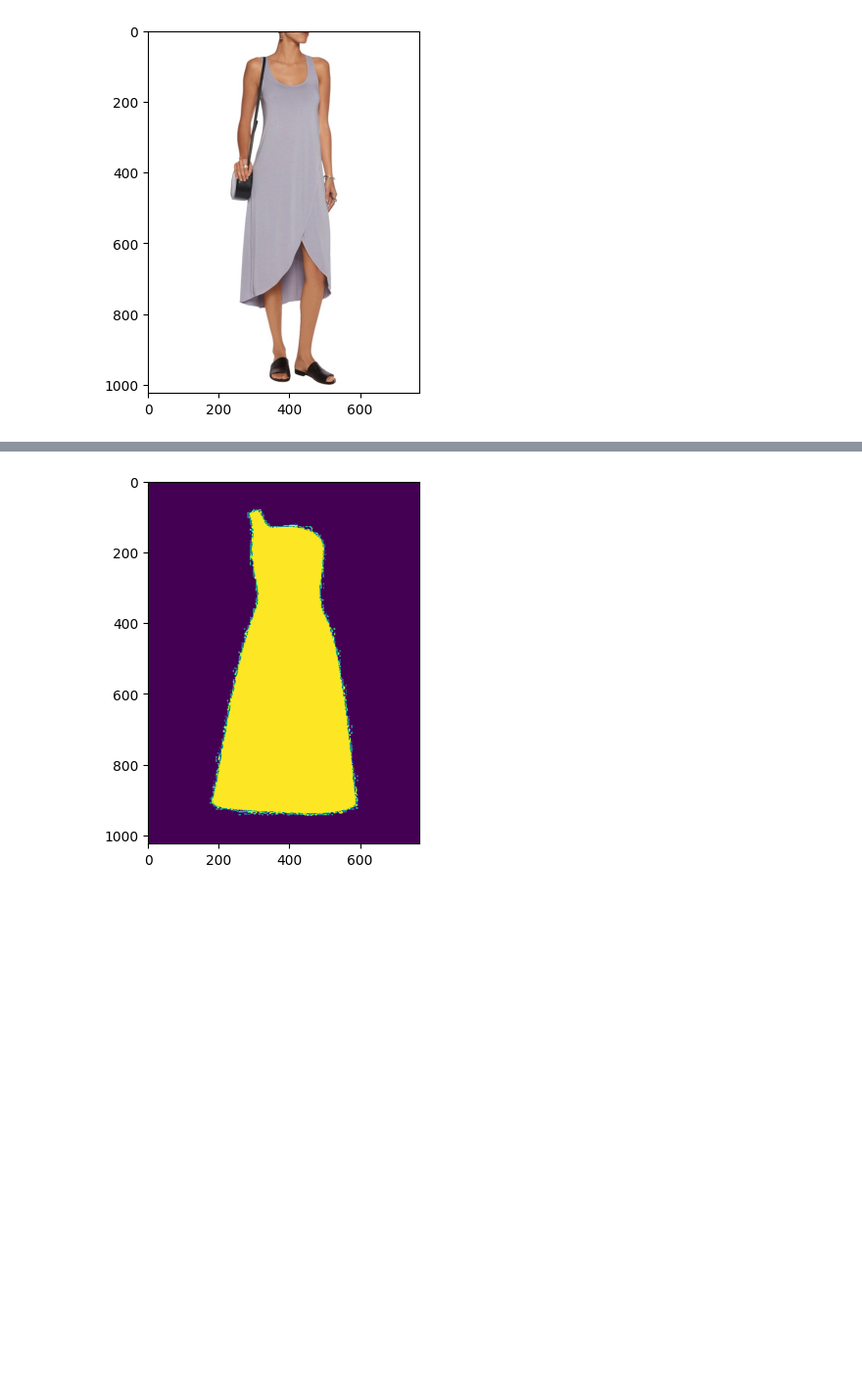
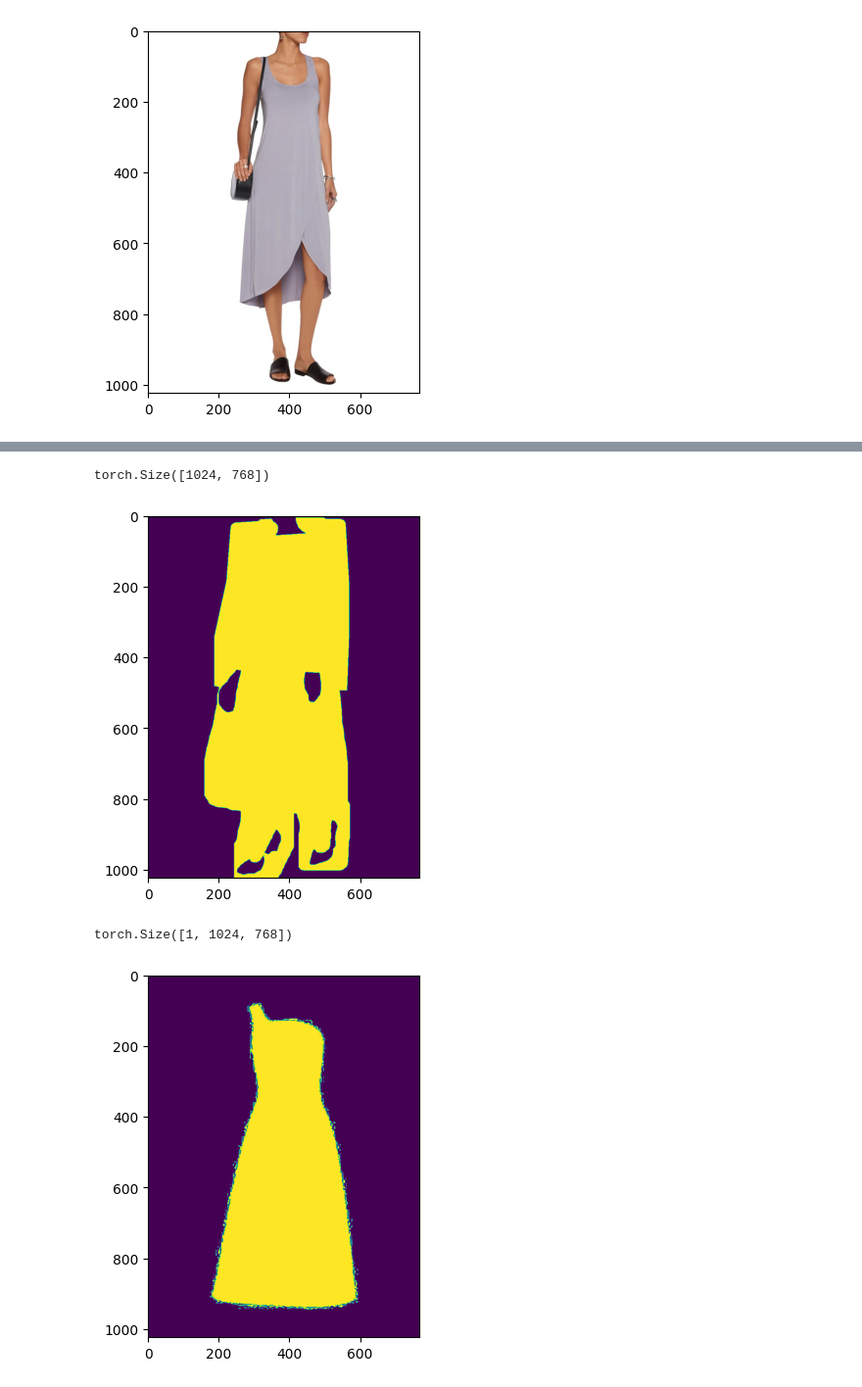
Before and after one commit to ManuelCecere/AnyDoor, a Jupyter notebook: playground.ipynb, the cells around one changed output, grey strips where cells are left out. Shown at 98% size. Cells and saved outputs as stored; diff of their text form; code cells hidden in the pictures; blank space fills up the shorter version.

```diff
--- a/playground.ipynb
+++ b/playground.ipynb
@@ -523 +150,12 @@ mask = (sample["cloth"][0] < 1).numpy().astype(np.uint8)[0]
+# %%
+print(sample["model_mask"][0].shape)
+plt.imshow(sample["model_mask"][0])
+plt.show()
+# %% [output]
+torch.Size([1024, 768])
+[figure, added]
+# %%
+sample["ref_mask"].shape
+# %% [output]
+torch.Size([1, 1024, 768])
 # %%
```
Also changed, not shown: parts of 20 cells of this notebook, 5 other files.
